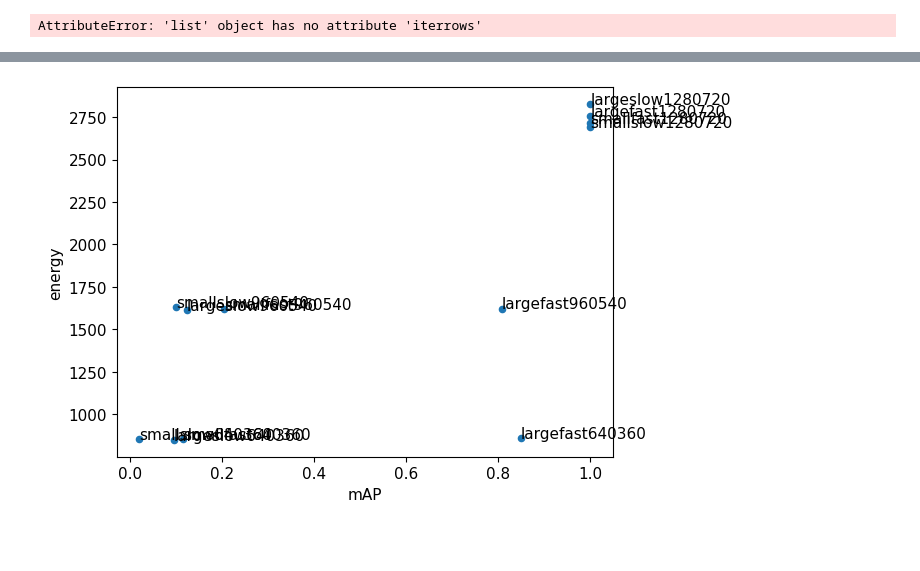
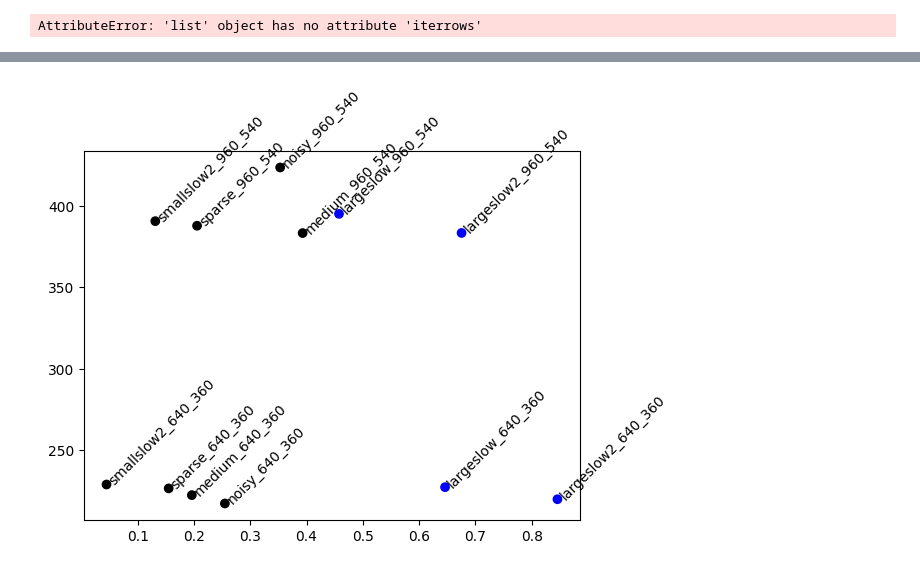
Before and after one commit to adamy03/sysml, a Jupyter notebook: testing/test.ipynb, the cells around one changed output, grey strips where cells are left out. Drawn from its saved outputs; the diff is of its cells as text; code cells hidden in the pictures; blank space fills up the shorter version.

Commit message:
large4 gt

```diff
--- a/testing/test.ipynb
+++ b/testing/test.ipynb
@@ -92,8 +92,11 @@ for video in list(os.listdir(os.path.join(file, 'stats/'))):
 
     config_params = os.path.basename(stats).split('_')
 
+    if int(config_params[1]) == 1280 or int(config_params[3]) == 25 or config_params[0] == 'large3':
+        continue
+
     # Setting columns based on params
-    df['Video'] = config_params[0] + config_params[1] + config_params[2]
+    df['Video'] = f'{config_params[0]}_{config_params[1]}_{config_params[2]}'
     df['Width (px)'], df['Height (px)'], df['Frame Rate (fps)'] = \
     config_params[1], config_params[2], config_params[3]
     df = df.astype({'Width (px)': int, 'Height (px)': int})
@@ -136,9 +137,13 @@ out.plot.bar('Video', 'Average detection size')
 # %%
 #create scatter plot of assists vs. points
-ax = out.plot(kind='scatter', x='mAP', y='energy')
+col = np.where(out['Average detection size'] < 20000, 'k', np.where(out['Average detection size'] > 20000,'b','r'))
+fig, ax = plt.subplots()
+
+ax.scatter(out['mAP'], out['energy'], c=col)
+
 
 #label each point in scatter plot
 for idx, row in out.iterrows():
-    ax.annotate(row['Video'], (row['mAP'], row['energy']))
+    ax.annotate(row['Video'], (row['mAP'], row['energy']), rotation=45)
 # %% [output]
-[figure, old version]
+[figure, new version]
```
Also changed, not shown: parts of 2 cells of this notebook, 3 other files.
